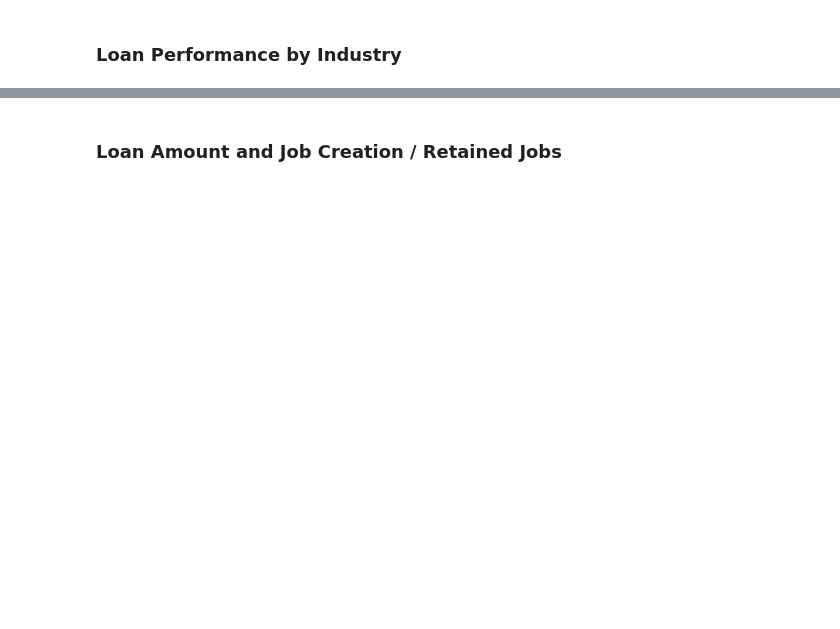
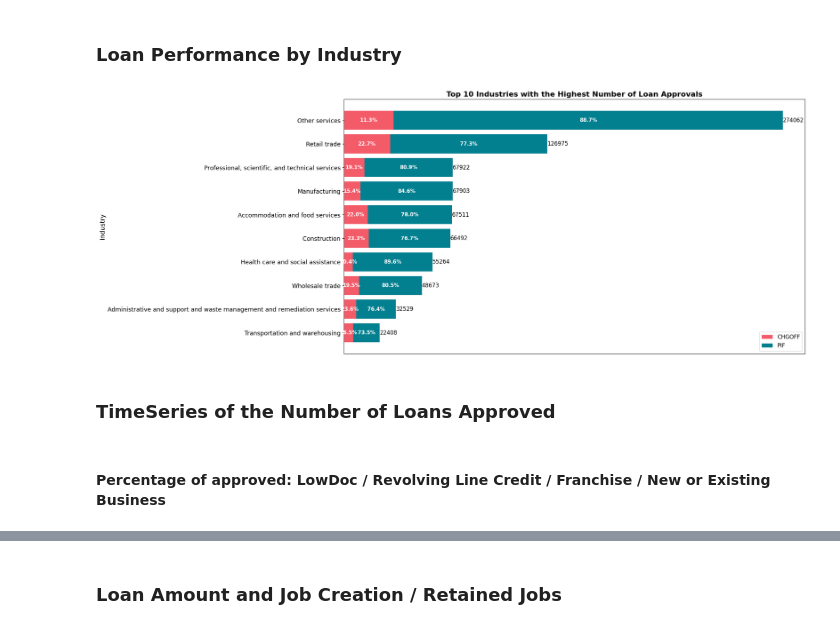
Before and after one commit to MichAdebayo/brief-loan-prediction, a Jupyter notebook: data_analysis.ipynb, the cells around one changed output, grey strips where cells are left out. Saved outputs shown, nothing was run; the diff lists cells and outputs as text; code cells hidden in the pictures; blank space fills up the shorter version.

```diff
--- a/data_analysis.ipynb
+++ b/data_analysis.ipynb
@@ -277,2 +187,58 @@ Index(['LoanNr_ChkDgt', 'Name', 'City', 'State', 'Zip', 'Bank', 'BankState',
 # %% [markdown]
 ### Loan Performance by Industry
+# %%
+# Create industry_approval DataFrame based on the count of each industry
+industry_approval = pd.DataFrame({'Count': df['Industry'].value_counts()}).reset_index()
+industry_approval.columns = ['Industry', 'Total']
+
+# Aggregate data by industry and MIS_Status using size
+selected_industry_approval = df.groupby(['Industry', 'MIS_Status']).size().unstack(fill_value=0)
+
+# Merge with industry_approval to maintain the order
+selected_industry_approval = industry_approval.merge(selected_industry_approval, on='Industry', how='left').fillna(0)
+
+# Filter to include only the top 10 industries
+selected_industry_approval = selected_industry_approval.head(10)
+
+# Calculate the percentage of CHGOFF and PIF loans
+selected_industry_approval['CHGOFF_Percentage'] = (selected_industry_approval['CHGOFF'] / selected_industry_approval['Total']) * 100
+selected_industry_approval['PIF_Percentage'] = (selected_industry_approval['PIF'] / selected_industry_approval['Total']) * 100
+
+# Define color palette
+colors = ['#F45B69', '#028090']  # Colors for CHGOFF and PIF
+
+# Plot
+plt.figure(figsize=(18, 10))
+bars1 = plt.barh(selected_industry_approval['Industry'], selected_industry_approval['CHGOFF'], color=colors[0], label='CHGOFF')
+bars2 = plt.barh(selected_industry_approval['Industry'], selected_industry_approval['PIF'], left=selected_industry_approval['CHGOFF'], color=colors[1], label='PIF')
+
+plt.xlabel('')
+plt.ylabel('Industry', fontsize=14)
+plt.yticks(fontsize=13)
+plt.title('Top 10 Industries with the Highest Number of Loan Approvals', fontweight='bold', fontsize=16)
+plt.gca().invert_yaxis()  # Reverse the y-axis
+
+# Annotate bars with their percentages and total counts
+for i, (bar1, bar2) in enumerate(zip(bars1, bars2)):
+    total = selected_industry_approval['Total'].iloc[i]
+    chgoff_percentage = selected_industry_approval['CHGOFF_Percentage'].iloc[i]
+    pif_percentage = selected_industry_approval['PIF_Percentage'].iloc[i]
+    # Annotate CHGOFF percentage
+    plt.text(bar1.get_width() / 2, bar1.get_y() + bar1.get_height() / 2, f'{chgoff_percentage:.1f}%', ha='center', va='center', fontsize=11, fontweight = 'bold', color='white')
+    # Annotate PIF percentage
+    plt.text(bar1.get_width() + bar2.get_width() / 2, bar2.get_y() + bar2.get_height() / 2, f'{pif_percentage:.1f}%', ha='center', va='center', fontsize=11, fontweight = 'bold', color='white')
+    # Annotate total count
+    plt.text(total + 0.5, bar1.get_y() + bar1.get_height() / 2, f'{int(total)}', va='center', fontsize=12)
+
+# Add legend
+plt.legend(fontsize = 12)
+
+# Remove x-axis ticks
+plt.xticks([])
+
+# Show the plot
+plt.show()
+# %% [output]
+[figure, added]
+# %% [markdown]
+### TimeSeries of the Number of Loans Approved
@@ -278,0 +307,2 @@ Index(['LoanNr_ChkDgt', 'Name', 'City', 'State', 'Zip', 'Bank', 'BankState',
+# %% [markdown]
+#### Percentage of approved: LowDoc / Revolving Line Credit / Franchise / New or Existing Business
```
Also changed, not shown: parts of 37 cells of this notebook, 1 other file.
